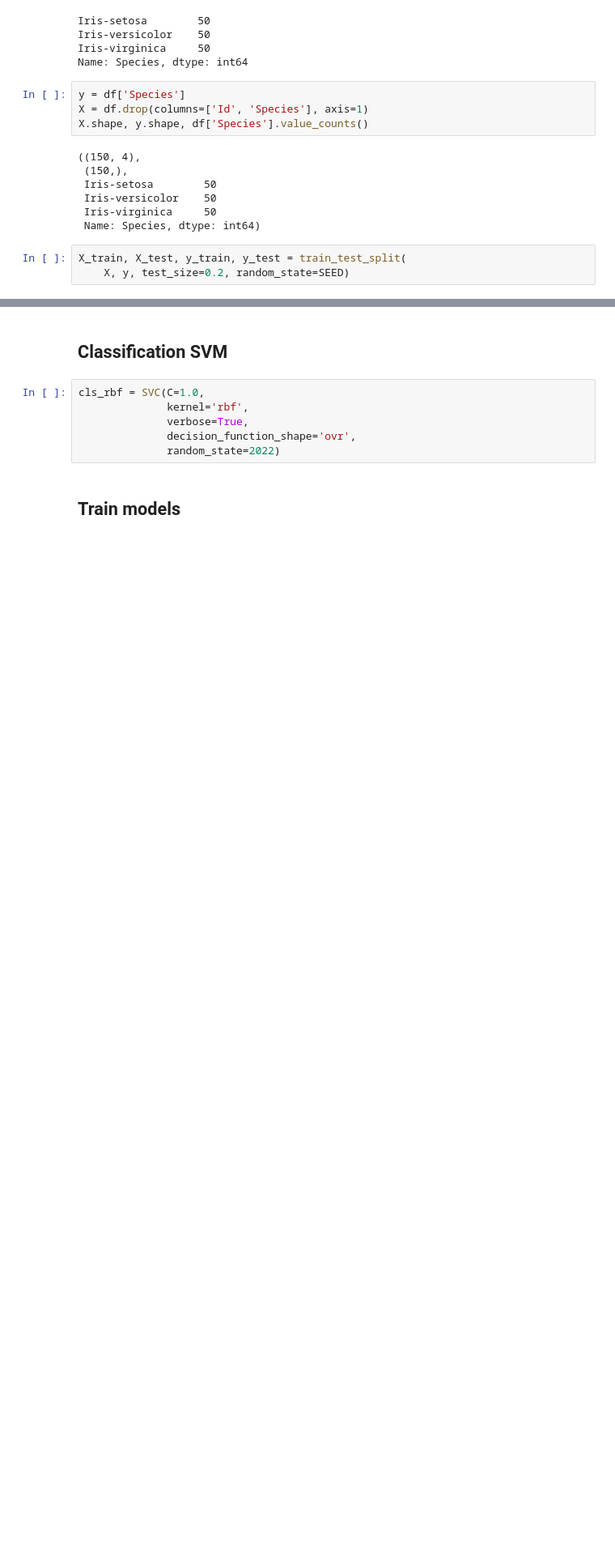
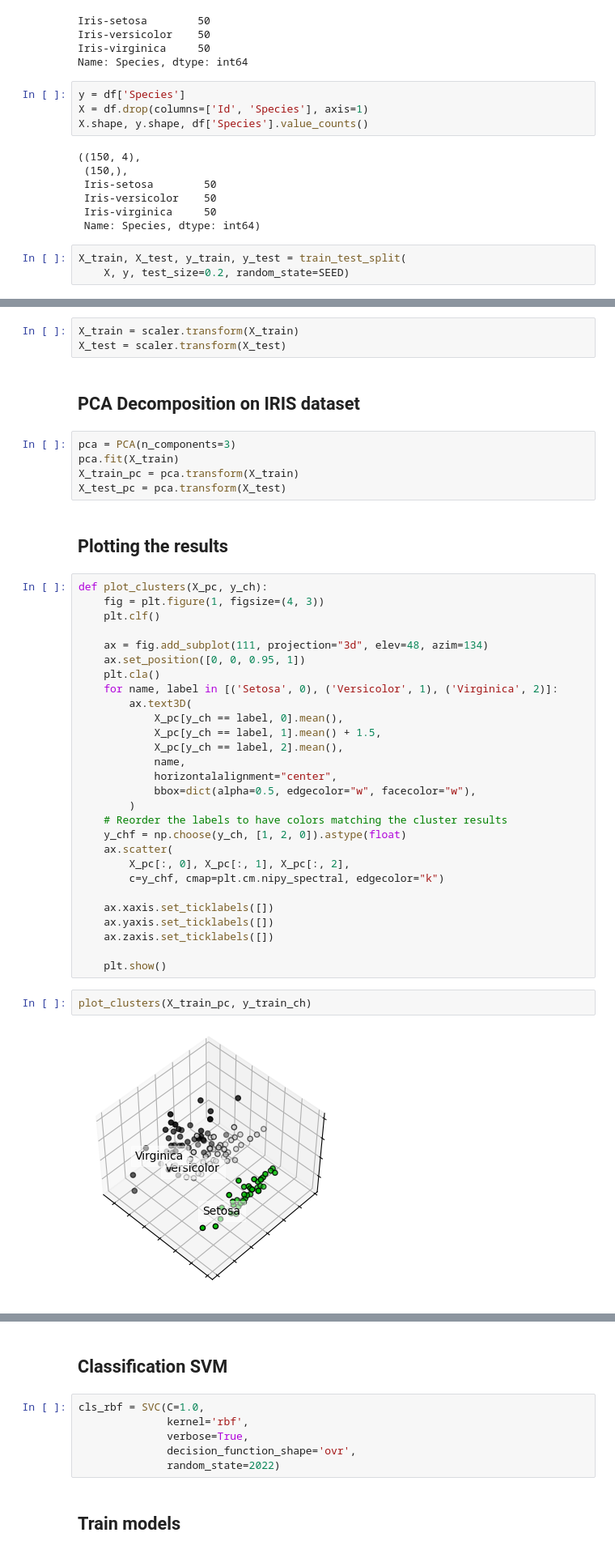
Before and after one commit to MaxinAI/school-of-ai, a Jupyter notebook: tsu_master_2022_2023/workshop_8_pca_clustering.ipynb, the cells around one changed output, grey strips where cells are left out. Shown: that part at 81% size. Cells and saved outputs as stored; diff of their text form; blank space fills up the shorter version.

```diff
--- a/tsu_master_2022_2023/workshop_8_pca_clustering.ipynb
+++ b/tsu_master_2022_2023/workshop_8_pca_clustering.ipynb
@@ -270,0 +238,44 @@ plt.show()
+# %%
+X_train = scaler.transform(X_train)
+X_test = scaler.transform(X_test)
+# %% [markdown]
+## PCA Decomposition on IRIS dataset
+# %%
+pca = PCA(n_components=3)
+pca.fit(X_train)
+X_train_pc = pca.transform(X_train)
+X_test_pc = pca.transform(X_test)
+# %% [markdown]
+## Plotting the results
+# %%
+def plot_clusters(X_pc, y_ch):
+    fig = plt.figure(1, figsize=(4, 3))
+    plt.clf()
+
+    ax = fig.add_subplot(111, projection="3d", elev=48, azim=134)
+    ax.set_position([0, 0, 0.95, 1])
+    plt.cla()
+    for name, label in [('Setosa', 0), ('Versicolor', 1), ('Virginica', 2)]:
+        ax.text3D(
+            X_pc[y_ch == label, 0].mean(),
+            X_pc[y_ch == label, 1].mean() + 1.5,
+            X_pc[y_ch == label, 2].mean(),
+            name,
+            horizontalalignment="center",
+            bbox=dict(alpha=0.5, edgecolor="w", facecolor="w"),
+        )
+    # Reorder the labels to have colors matching the cluster results
+    y_chf = np.choose(y_ch, [1, 2, 0]).astype(float)
+    ax.scatter(
+        X_pc[:, 0], X_pc[:, 1], X_pc[:, 2],
+        c=y_chf, cmap=plt.cm.nipy_spectral, edgecolor="k")
+
+    ax.xaxis.set_ticklabels([])
+    ax.yaxis.set_ticklabels([])
+    ax.zaxis.set_ticklabels([])
+
+    plt.show()
+# %%
+plot_clusters(X_train_pc, y_train_ch)
+# %% [output]
+[figure, added]
```
Also changed, not shown: parts of 84 cells of this notebook, 21 other files.
